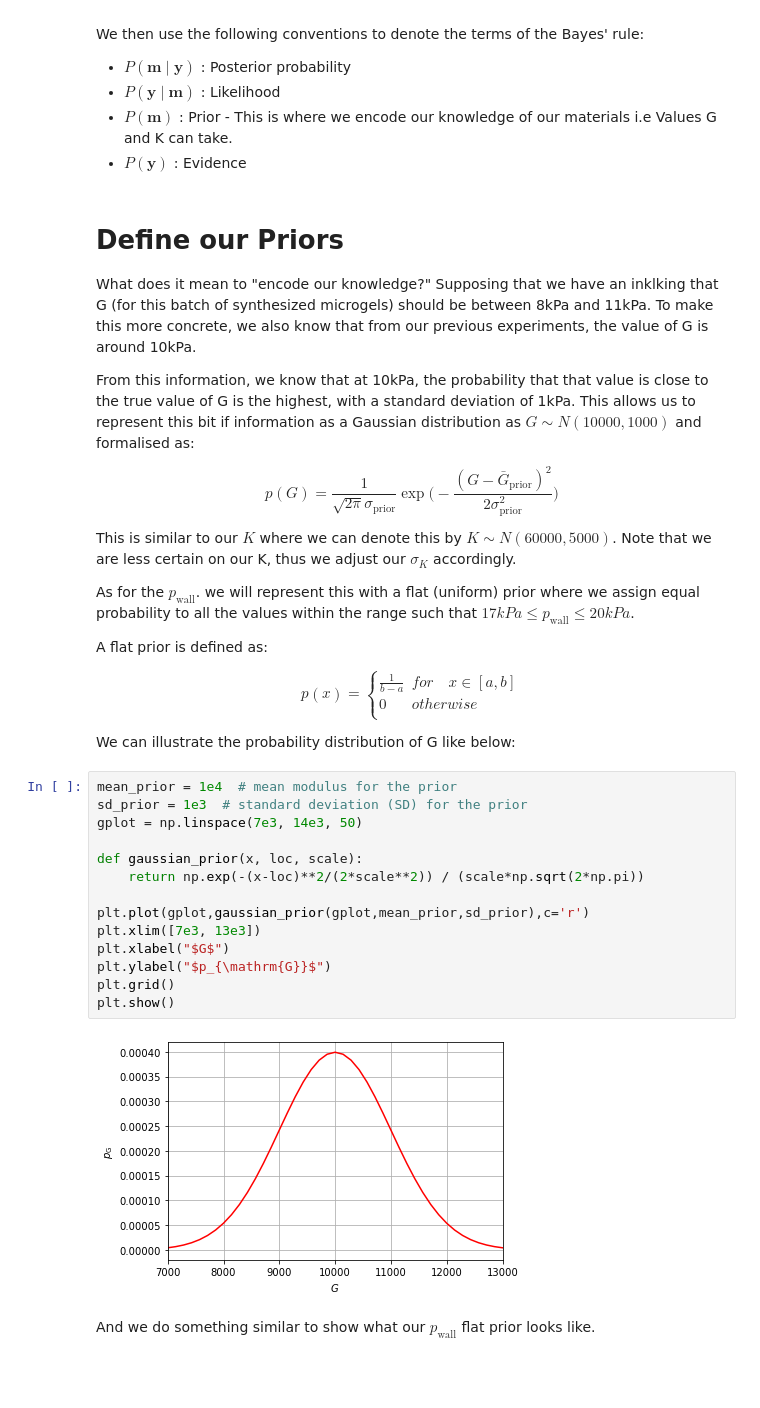
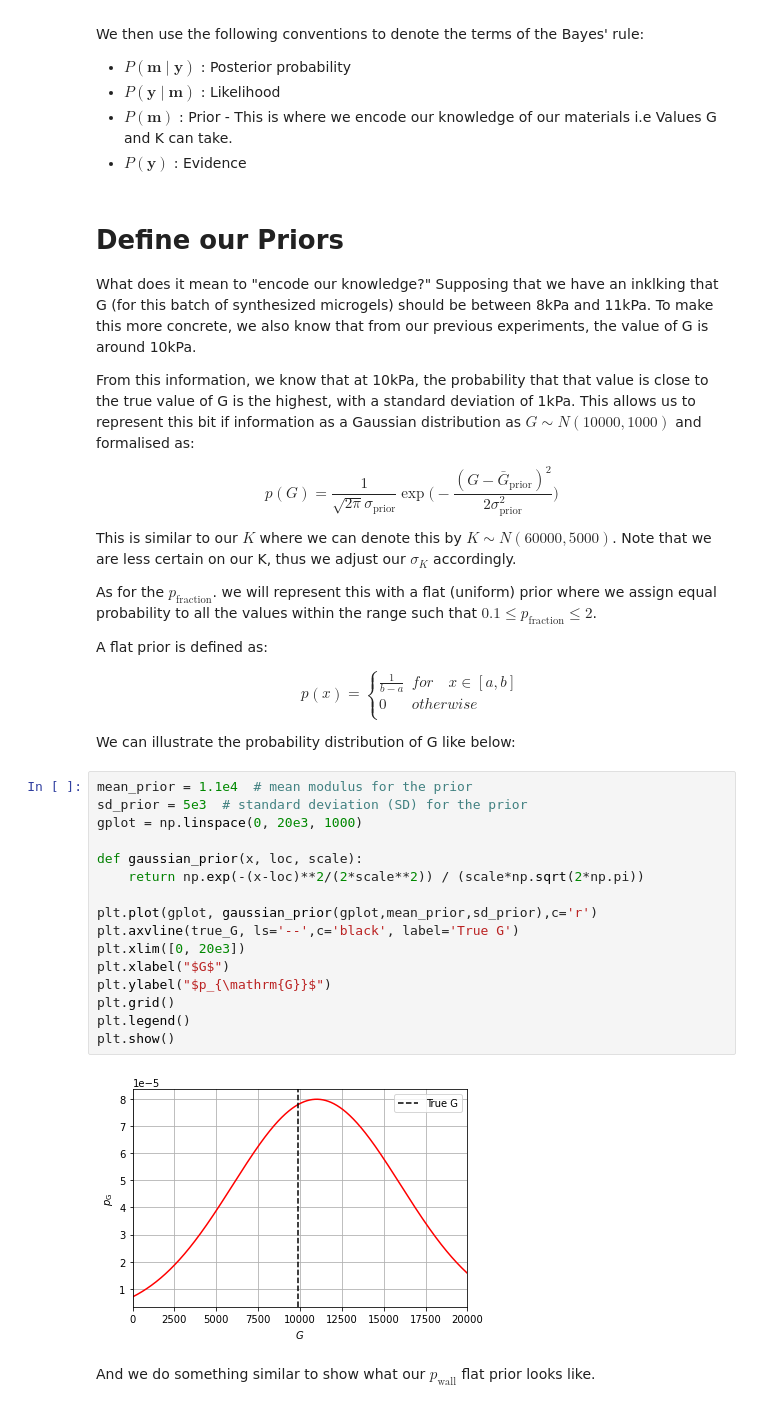
Before and after one commit to bearylogical/bayesian_mm, a Jupyter notebook: notebooks/emcee_strain_predict.ipynb, the cells around one changed output. Drawn from its saved outputs; the diff is of its cells as text; blank space fills up the shorter version.

```diff
--- a/notebooks/emcee_strain_predict.ipynb
+++ b/notebooks/emcee_strain_predict.ipynb
@@ -203,7 +203,7 @@ $$ p(G) = \frac{1}{\sqrt{2\pi}\sigma_{\mathrm{prior}}} \exp \Big( -\frac{(G-\bar
 
 This is similar to our $K$ where we can denote this by $K\sim N(60000, 5000)$. Note that we are less certain on our K, thus we adjust our $\sigma_{K}$ accordingly.
 
-As for the $p_{\mathrm{wall}}$. we will represent this with a flat (uniform) prior where we assign equal probability to all the values within the range such that $17 kPa \leq p_{\mathrm{wall}} \leq 20kPa$.
+As for the $p_{\mathrm{fraction}}$. we will represent this with a flat (uniform) prior where we assign equal probability to all the values within the range such that $0.1 \leq p_{\mathrm{fraction}} \leq 2$.
 
 A flat prior is defined as:
 
@@ -214,21 +214,23 @@ $$ p(x) = \begin{cases}
 
 We can illustrate the probability distribution of G like below:
 # %%
-mean_prior = 1e4  # mean modulus for the prior
-sd_prior = 1e3  # standard deviation (SD) for the prior
-gplot = np.linspace(7e3, 14e3, 50)
+mean_prior = 1.1e4  # mean modulus for the prior
+sd_prior = 5e3  # standard deviation (SD) for the prior
+gplot = np.linspace(0, 20e3, 1000)
 
 def gaussian_prior(x, loc, scale):
     return np.exp(-(x-loc)**2/(2*scale**2)) / (scale*np.sqrt(2*np.pi))
 
-plt.plot(gplot,gaussian_prior(gplot,mean_prior,sd_prior),c='r')
-plt.xlim([7e3, 13e3])
+plt.plot(gplot, gaussian_prior(gplot,mean_prior,sd_prior),c='r')
+plt.axvline(true_G, ls='--',c='black', label='True G')
+plt.xlim([0, 20e3])
 plt.xlabel("$G$")
 plt.ylabel("$p_{\mathrm{G}}$")
 plt.grid()
+plt.legend()
 plt.show()
 # %% [output]
-[figure, old version]
+[figure, new version]
 # %% [markdown]
 And we do something similar to show what our $p_{\mathrm{wall}}$ flat prior looks like.
 # %%
```
Also changed, not shown: parts of 21 cells of this notebook.
